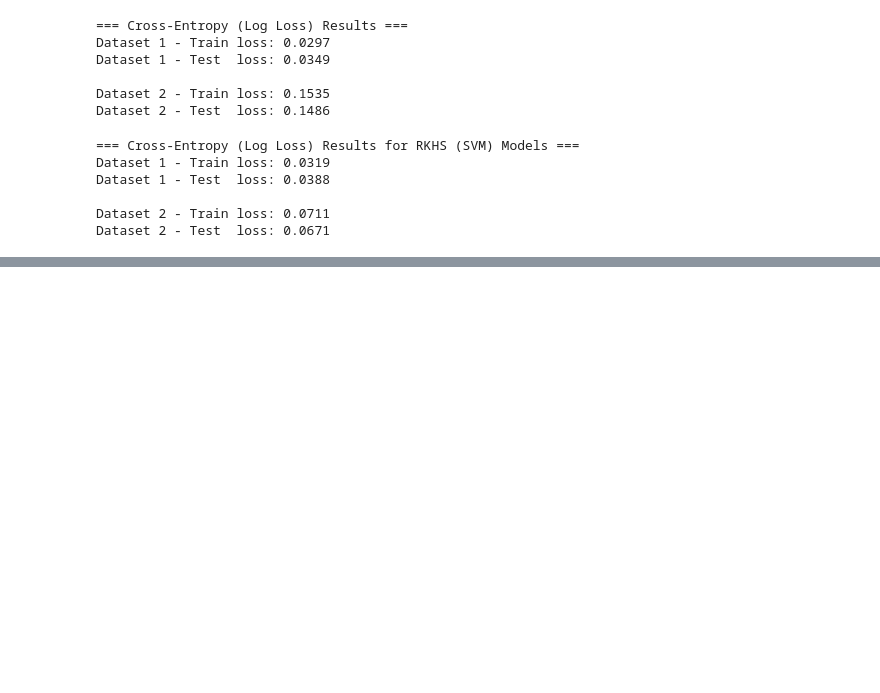
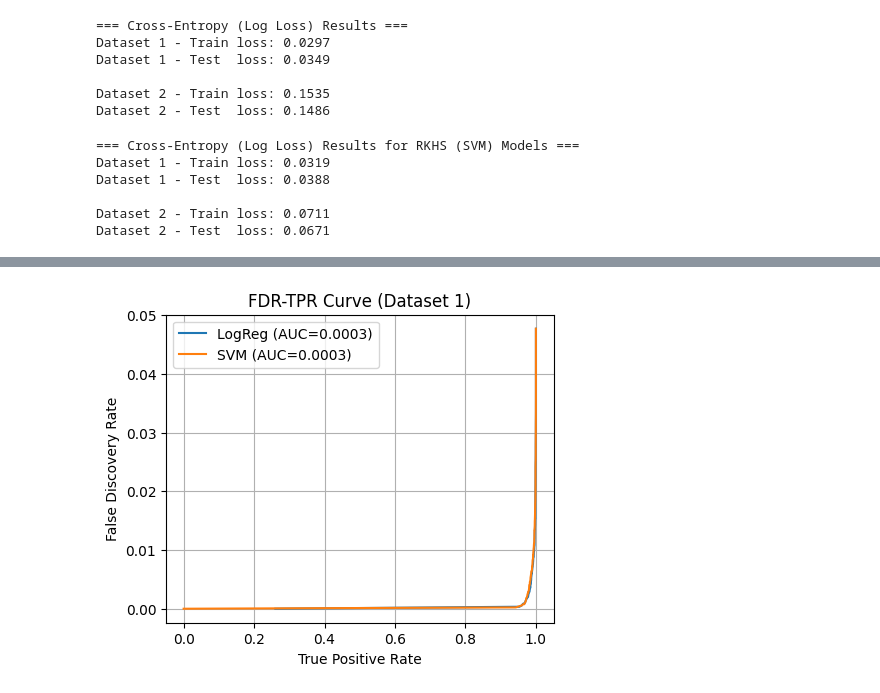
Before and after one commit to njohnson433/Machine-Learning-in-Finance-Insurance-HS25, a Jupyter notebook: project_2/assignment2_template.ipynb, the cells around one changed output, grey strips where cells are left out. Cells and saved outputs as stored; diff of their text form; code cells hidden in the pictures; blank space fills up the shorter version.

```diff
--- a/project_2/assignment2_template.ipynb
+++ b/project_2/assignment2_template.ipynb
@@ -275,0 +167,90 @@ Dataset 2 : RHKS: 0.980
+# %%
+# Exercise 2.c
+import matplotlib.pyplot as plt
+# To calculate the curves, it is fine to take 100 threshold values c, i.e.,
+ths = np.linspace(0, 1, 100)
+
+def fdr_tpr(y_true, p_pred, thresholds):
+    FDR, TPR = [], []
+    # Calculate positives (only depending on the dataset)
+    positives = (y_true == 1).sum()
+
+    for t in thresholds:
+        # predicted class given threshold
+        pred_pos = (p_pred >= t)
+
+        # Calculate true positives for all threshold values
+        TP = np.sum((pred_pos == 1) & (y_true == 1))
+        # Calculate false positives for all threshold values
+        FP = np.sum((pred_pos == 1) & (y_true == 0))
+
+        # Calculate FDR and TPR rate (points on the FDR/TPR curve)
+        TPR.append(TP / positives if positives > 0 else 0)
+        FDR.append(FP / (FP + TP) if (FP + TP) > 0 else 0)
+
+    return np.array(FDR), np.array(TPR)
+
+def auc(FDR, TPR):
+
+    sorted_idx = np.argsort(TPR)
+    FDR_sorted = FDR[sorted_idx]
+    TPR_sorted = TPR[sorted_idx]
+
+    # To approximately calculate the AUC, it is fine to simply use Riemann sums.
+    # This means, if you have 100 (a_i, b_i) pairs for the curves, a_1 <= a_2 <= ...
+    # then you may simply use the sum
+    # sum_{i=1}^99 (b_i + b_{i+1})/2 * (a_{i+1}-a_i)
+    # as the approximation of the integral (or AUC)
+
+    auc_value = 0.0
+    for i in range(len(FDR_sorted) - 1):
+        auc_value += (FDR_sorted[i] + FDR_sorted[i+1]) / 2 * (TPR_sorted[i+1] - TPR_sorted[i])
+
+    return auc_value
+
+# first data set & logistic regression:
+# (the code should be reusable for all cases, only exchanging datasets and predicted probabilities depending on the model)
+
+FDR_log1, TPR_log1 = fdr_tpr(y_1[m:], pred_test_1, ths)
+AUC_log1 = auc(FDR_log1, TPR_log1)
+
+# first data set and rkhs regression:
+FDR_svm1, TPR_svm1 = fdr_tpr(y_1[m:], pred_svm_test_1, ths)
+AUC_svm1 = auc(FDR_svm1, TPR_svm1)
+
+plt.figure(figsize=(5,4))
+plt.plot(TPR_log1, FDR_log1, label=f'LogReg (AUC={AUC_log1:.4f})')
+plt.plot(TPR_svm1, FDR_svm1, label=f'SVM (AUC={AUC_svm1:.4f})')
+plt.xlabel('True Positive Rate')
+plt.ylabel('False Discovery Rate')
+plt.title('FDR-TPR Curve (Dataset 1)')
+plt.legend()
+plt.grid(True)
+plt.show()
+
+# second data set & logistic regression:
+FDR_log2, TPR_log2 = fdr_tpr(y_2[m:], pred_test_2, ths)
+AUC_log2 = auc(FDR_log2, TPR_log2)
+
+# second data set and rkhs regression:
+FDR_svm2, TPR_svm2 = fdr_tpr(y_2[m:], pred_svm_test_1, ths)
+AUC_svm2 = auc(FDR_svm2, TPR_svm2)
+
+plt.figure(figsize=(5,4))
+plt.plot(TPR_log2, FDR_log2, label=f'LogReg (AUC={AUC_log2:.4f})')
+plt.plot(TPR_svm2, FDR_svm2, label=f'SVM (AUC={AUC_svm2:.4f})')
+plt.xlabel('True Positive Rate')
+plt.ylabel('False Discovery Rate')
+plt.title('FDR-TPR Curve (Dataset 2)')
+plt.legend()
+plt.grid(True)
+plt.show()
+
+# summary of AUCs
+print("AUC Summary ")
+print(f"Dataset 1 : Logistic Regression: {AUC_log1:.4f}")
+print(f"Dataset 1 : RHKS: {AUC_svm1:.4f}")
+print(f"Dataset 2 : Logistic Regression: {AUC_log2:.4f}")
+print(f"Dataset 2 : RHKS: {AUC_svm2:.4f}")
+# %% [output]
+[figure, added]
```
Also changed, not shown: parts of 5 cells of this notebook.
